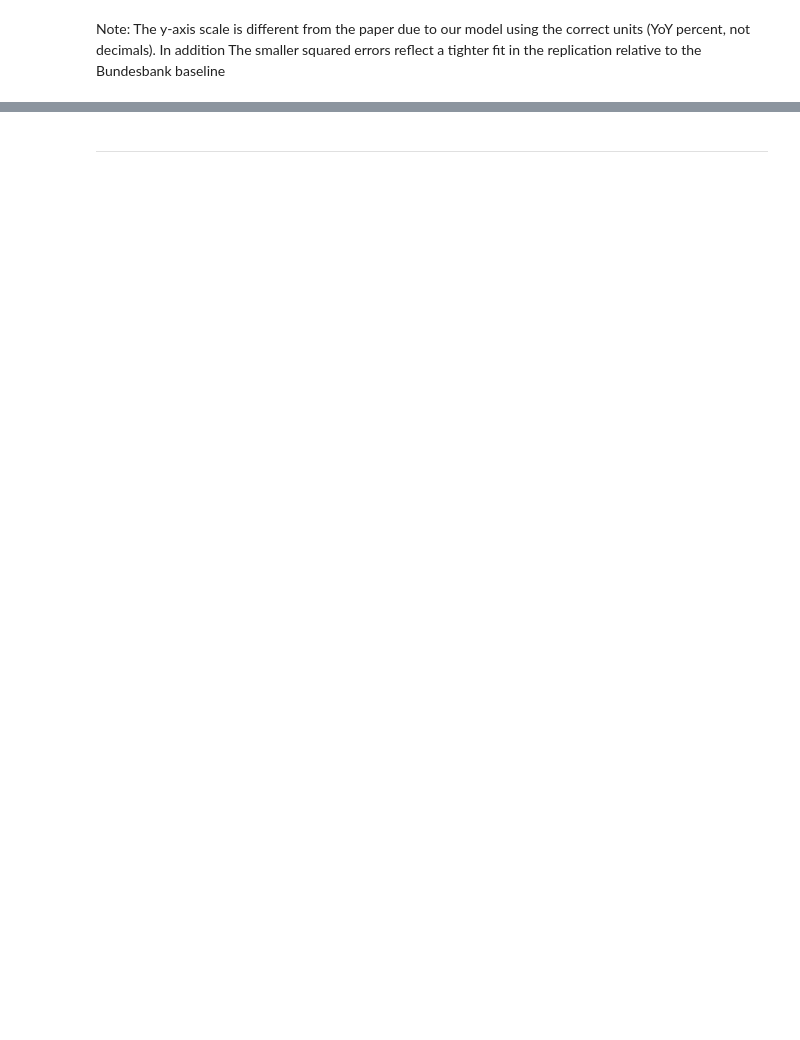
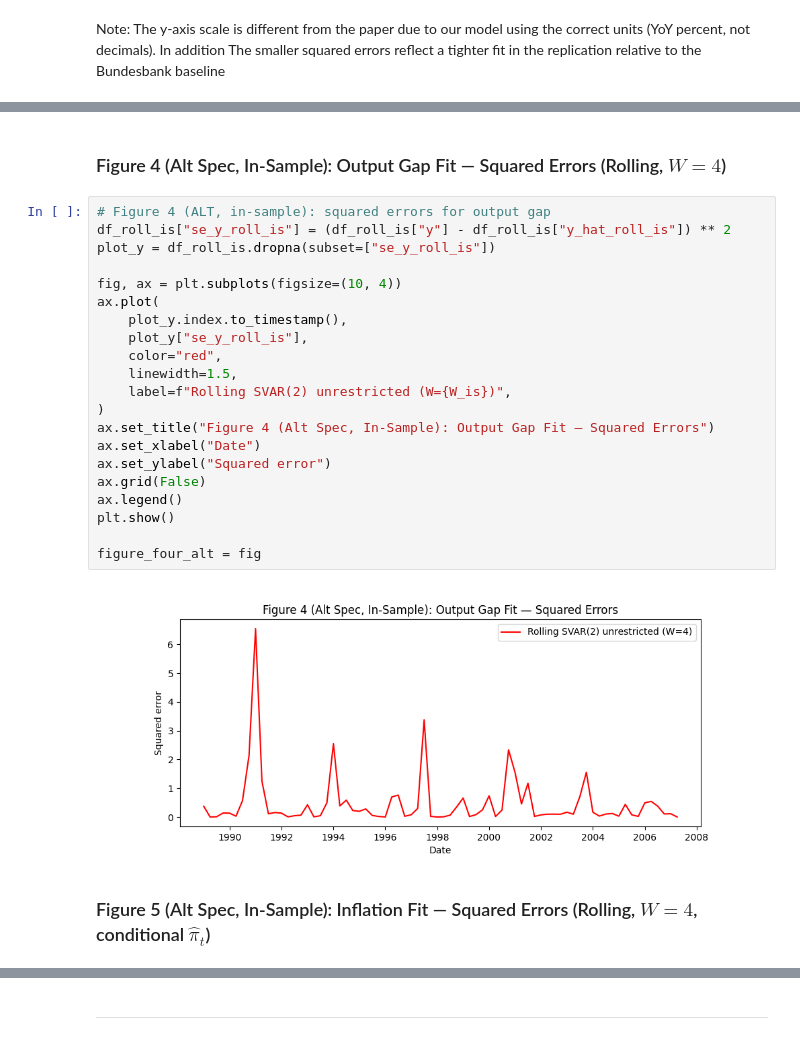
Before and after one commit to erskordi/Autonomous_Fed, a Jupyter notebook: notebooks/linear_environment.ipynb, the cells around one changed output, grey strips where cells are left out. Drawn from its saved outputs; the diff is of its cells as text; blank space fills up the shorter version.

```diff
--- a/notebooks/linear_environment.ipynb
+++ b/notebooks/linear_environment.ipynb
@@ -1248,0 +1500,27 @@ Note: The y-axis scale is different from the paper due to our model using the co
+# %% [markdown]
+### Figure 4 (Alt Spec, In-Sample): Output Gap Fit — Squared Errors (Rolling, $W=4$)
+# %%
+# Figure 4 (ALT, in-sample): squared errors for output gap
+df_roll_is["se_y_roll_is"] = (df_roll_is["y"] - df_roll_is["y_hat_roll_is"]) ** 2
+plot_y = df_roll_is.dropna(subset=["se_y_roll_is"])
+
+fig, ax = plt.subplots(figsize=(10, 4))
+ax.plot(
+    plot_y.index.to_timestamp(),
+    plot_y["se_y_roll_is"],
+    color="red",
+    linewidth=1.5,
+    label=f"Rolling SVAR(2) unrestricted (W={W_is})",
+)
+ax.set_title("Figure 4 (Alt Spec, In-Sample): Output Gap Fit — Squared Errors")
+ax.set_xlabel("Date")
+ax.set_ylabel("Squared error")
+ax.grid(False)
+ax.legend()
+plt.show()
+
+figure_four_alt = fig
+# %% [output]
+[figure, added]
+# %% [markdown]
+### Figure 5 (Alt Spec, In-Sample): Inflation Fit — Squared Errors (Rolling, $W=4$, conditional $\hat\pi_t$)
```
Also changed, not shown: parts of 107 cells of this notebook, 40 other files.
